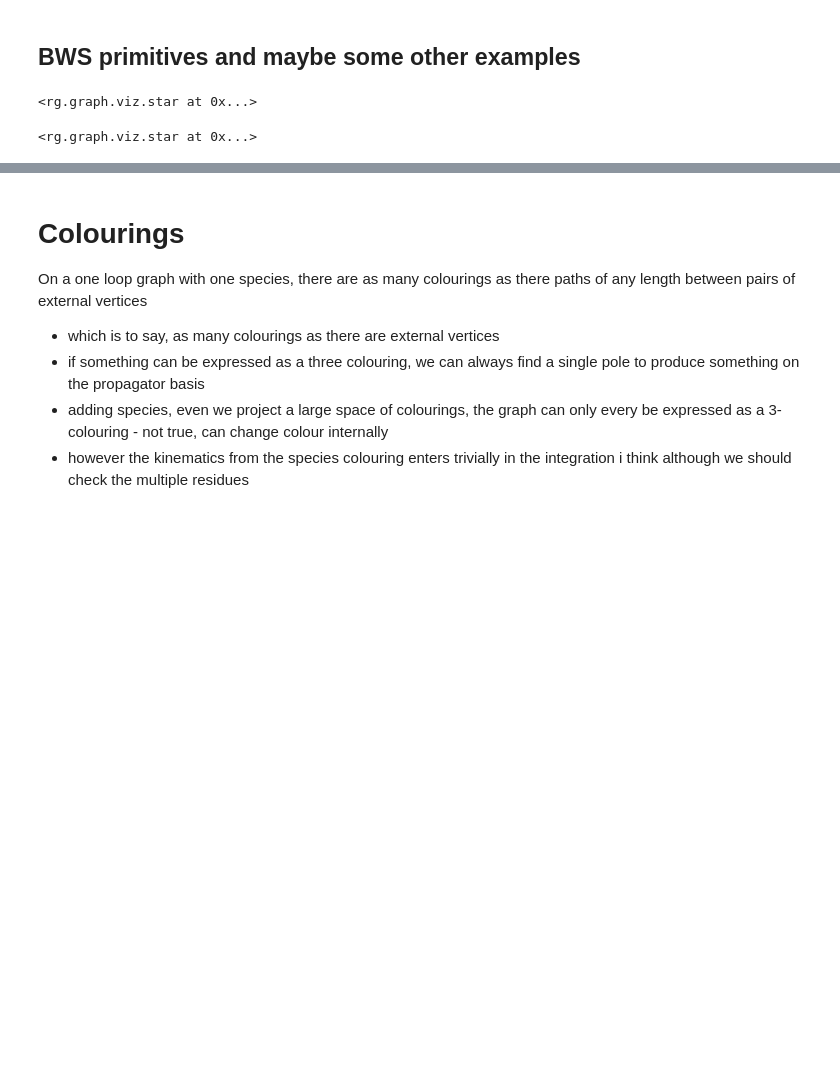
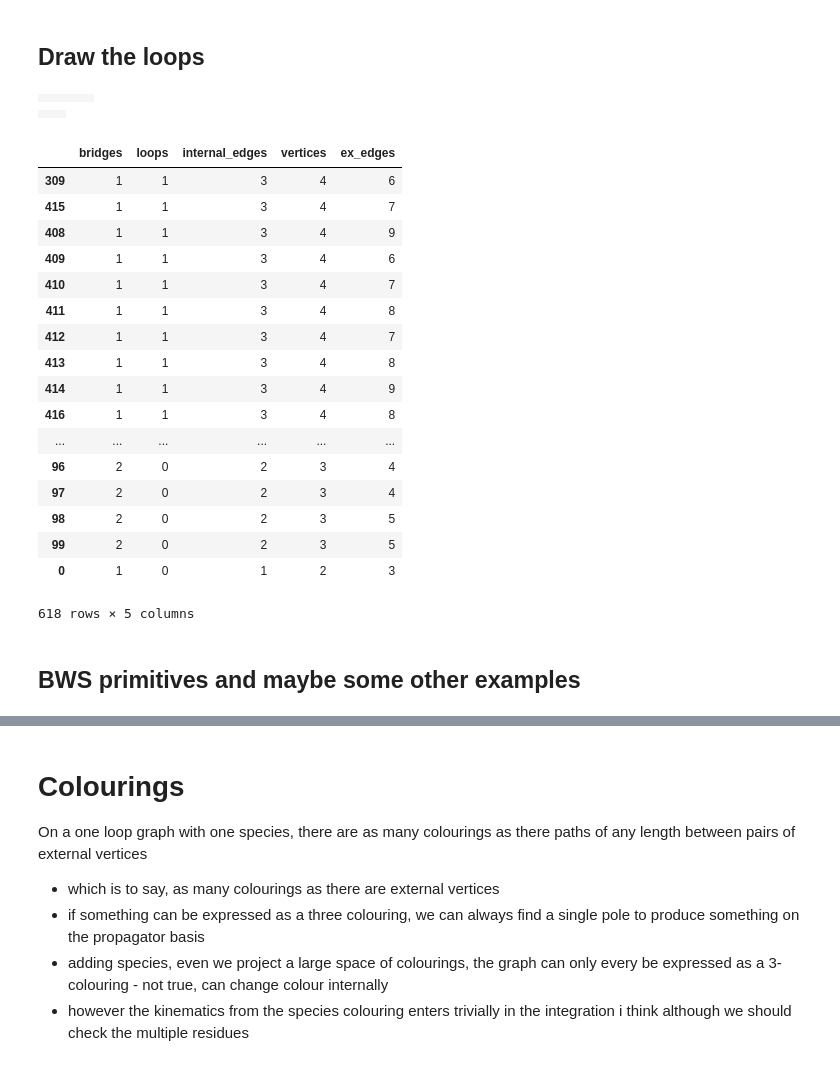
Before and after one commit to sirsh/renormer, a Jupyter notebook: samples/graphs.ipynb, the cells around one changed output, grey strips where cells are left out. Cells and saved outputs as stored; diff of their text form; code cells hidden in the pictures; blank space fills up the shorter version.

```diff
--- a/samples/graphs.ipynb
+++ b/samples/graphs.ipynb
@@ -19,12 +95,42 @@ incidence_matrix([[-1,  1,  1,  0],
+# %% [markdown]
+## Draw the loops
+# %%
+new_guys_with_loops = [n for n in newguys if n.first_betti_number > 0]
+tabulate_graphs(new_guys_with_loops,options={"size": (300,150), "hide_vinfty": True}, max_split=5)
+# %% [output]
+|  |  |  |  |
+|  |  |  |  |
+|  |  |
+# %%
+#create a grid for the number of vertices, bridges and loop in each object
+import pandas as pd
+pd.DataFrame([[g.bridge_count, g.first_betti_number, g._num_internal_edges, g.shape[0]-1, g.shape[-1]-g._num_internal_edges] for g in newguys],
+             columns=["bridges", "loops", "internal_edges", "vertices", "ex_edges"]).sort_values("loops", ascending=False)
+# %% [output]
+|  | bridges | loops | internal_edges | vertices | ex_edges |
+| 309 | 1 | 1 | 3 | 4 | 6 |
+| 415 | 1 | 1 | 3 | 4 | 7 |
+| 408 | 1 | 1 | 3 | 4 | 9 |
+| 409 | 1 | 1 | 3 | 4 | 6 |
+| 410 | 1 | 1 | 3 | 4 | 7 |
+| 411 | 1 | 1 | 3 | 4 | 8 |
+| 412 | 1 | 1 | 3 | 4 | 7 |
+| 413 | 1 | 1 | 3 | 4 | 8 |
+| 414 | 1 | 1 | 3 | 4 | 9 |
+| 416 | 1 | 1 | 3 | 4 | 8 |
+| ... | ... | ... | ... | ... | ... |
+| 96 | 2 | 0 | 2 | 3 | 4 |
+| 97 | 2 | 0 | 2 | 3 | 4 |
+| 98 | 2 | 0 | 2 | 3 | 5 |
+| 99 | 2 | 0 | 2 | 3 | 5 |
+| 0 | 1 | 0 | 1 | 2 | 3 |
+618 rows × 5 columns
 # %% [markdown]
 ## BWS primitives and maybe some other examples
 # %%
 branching = incidence_matrix(edges=[[-1,0],[0,-1],[0,-1]])
-star(branching, options={"size": (100,100)})
+s = debug_graph(branching)
+s
-# %% [output]
-<rg.graph.viz.star at 0x...>
 # %%
-coag = incidence_matrix(edges=[[-1,0],[-1,0],[0,-1]])
-star(coag, options={"size": (100,100)})
+coag = incidence_matrix(edges=[[-1,0],[-1,0],[0,-1]], species_vector=[0,1,0])
+debug_graph(coag)
-# %% [output]
-<rg.graph.viz.star at 0x...>
```
Also changed, not shown: parts of 24 cells of this notebook, 3 other files.
